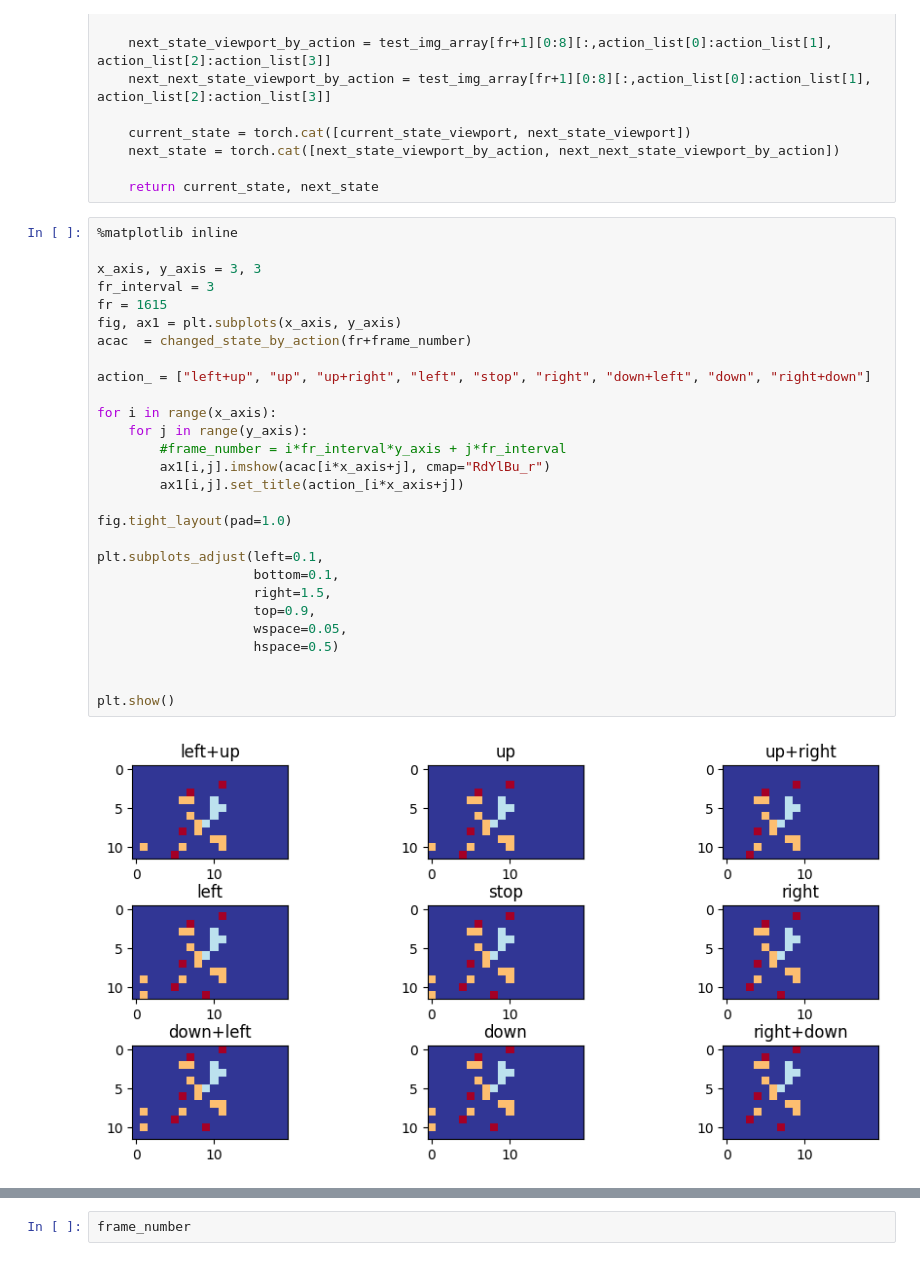
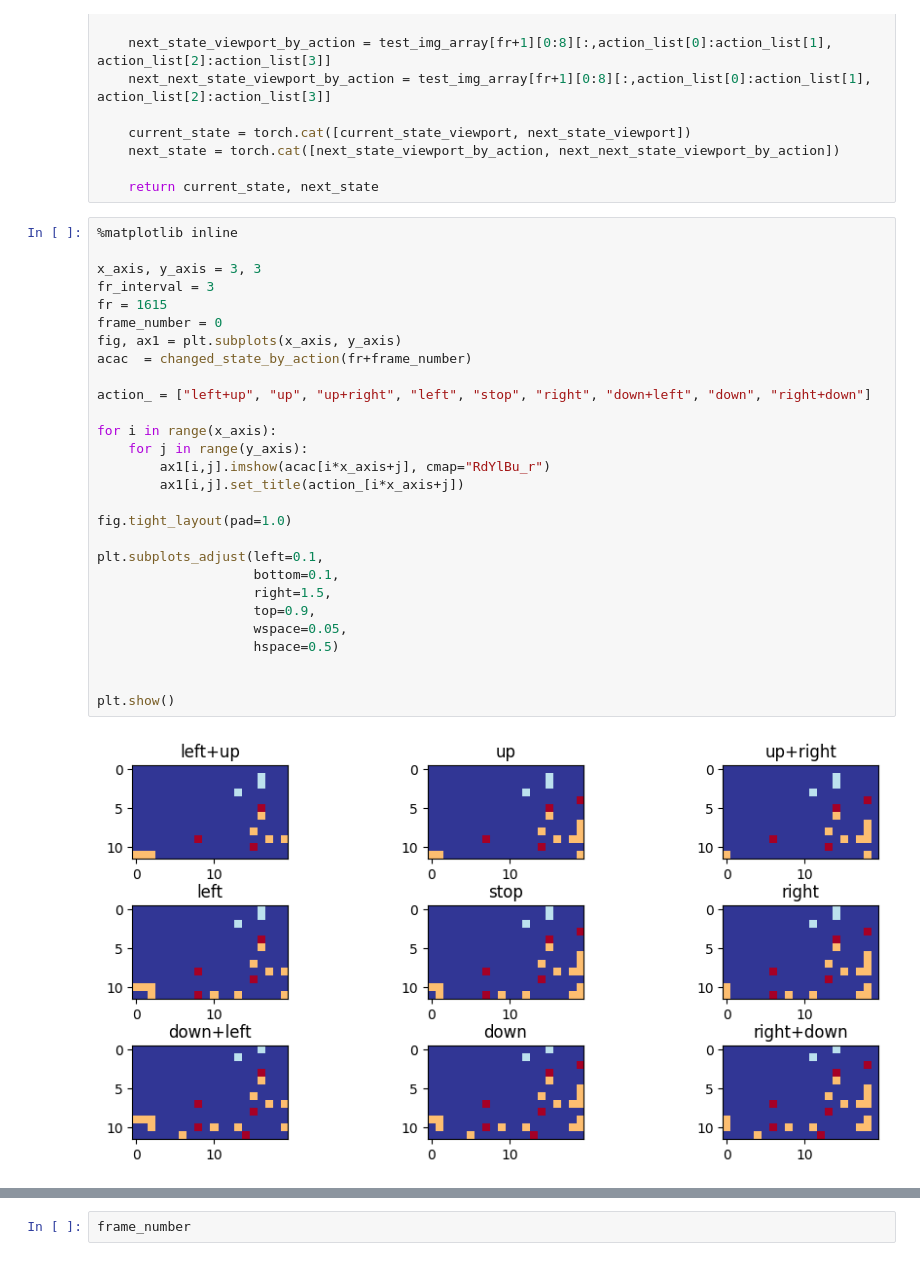
Before and after one commit to hotco87/Automatic-Observer-for-StarCraft, a Jupyter notebook: src/4_Observer_and_RL.ipynb, the cells around one changed output, grey strips where cells are left out. Drawn from its saved outputs; the diff is of its cells as text.

```diff
--- a/src/4_Observer_and_RL.ipynb
+++ b/src/4_Observer_and_RL.ipynb
@@ -534,30 +534,30 @@ def changed_state_by_action1(fr, action):
 # %%
 %matplotlib inline
 
 x_axis, y_axis = 3, 3
 fr_interval = 3
 fr = 1615
+frame_number = 0
 fig, ax1 = plt.subplots(x_axis, y_axis)
 acac  = changed_state_by_action(fr+frame_number)
 
 action_ = ["left+up", "up", "up+right", "left", "stop", "right", "down+left", "down", "right+down"]
 
 for i in range(x_axis):
     for j in range(y_axis):
-        #frame_number = i*fr_interval*y_axis + j*fr_interval
         ax1[i,j].imshow(acac[i*x_axis+j], cmap="RdYlBu_r")
         ax1[i,j].set_title(action_[i*x_axis+j])
 
 fig.tight_layout(pad=1.0)
 
 plt.subplots_adjust(left=0.1,
                     bottom=0.1,
                     right=1.5,
                     top=0.9,
                     wspace=0.05,
                     hspace=0.5)
 
 
 plt.show()
 # %% [output]
-[figure, old version]
+[figure, new version]
```
Also changed, not shown: parts of 15 cells of this notebook.
